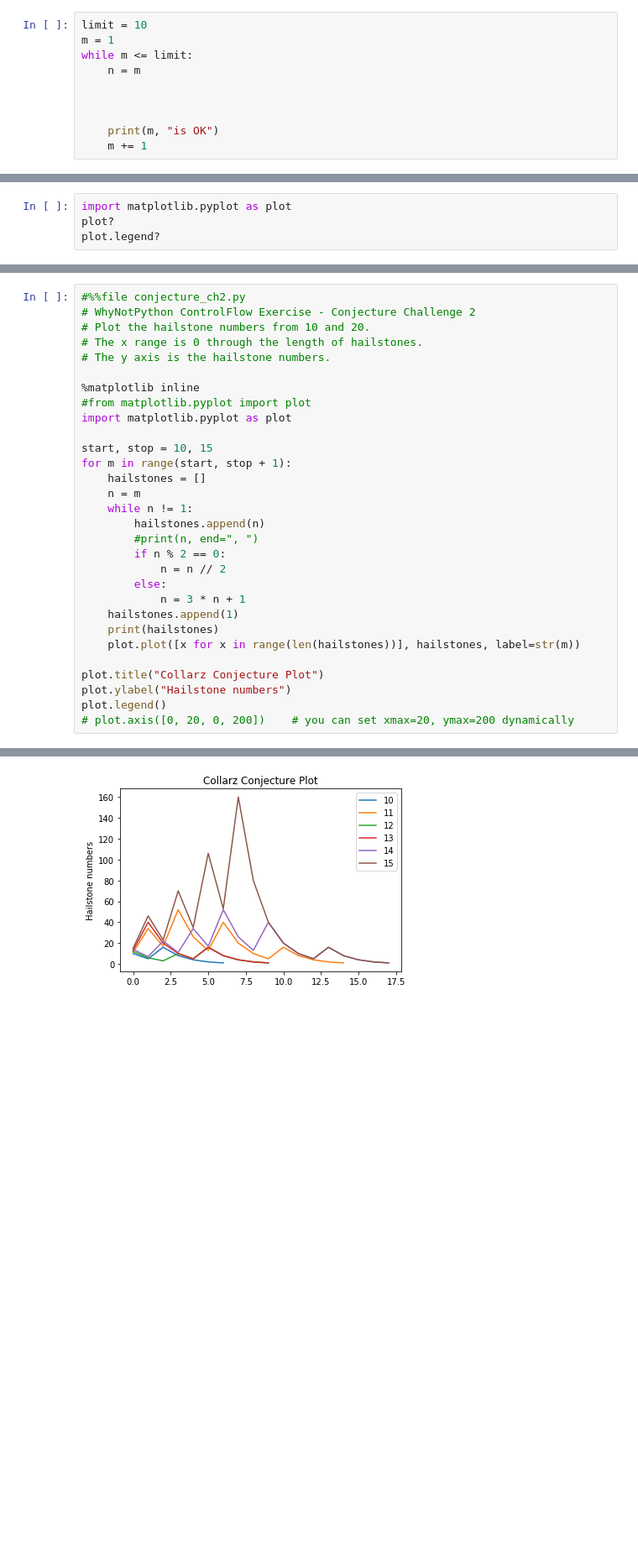
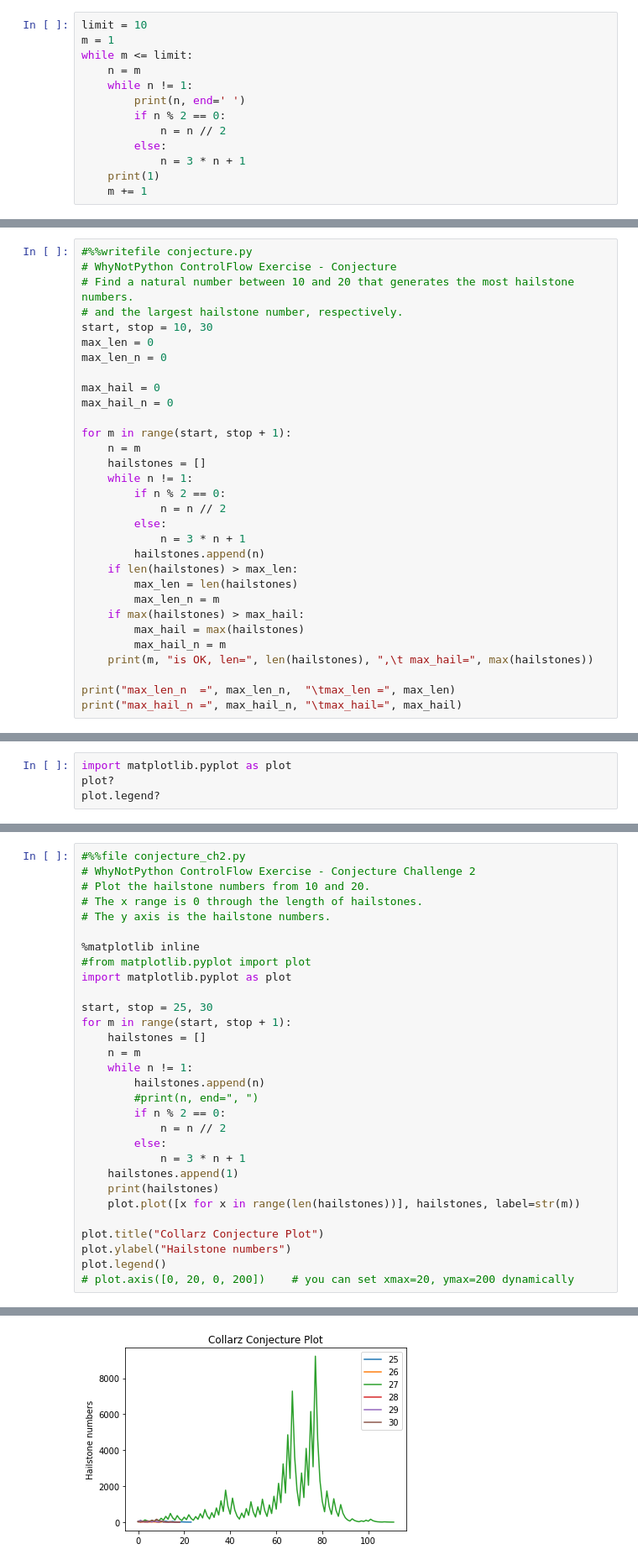
Before and after one commit to idebtor/JoyAI, a Jupyter notebook: crushpython/Lec05ControlFlow.ipynb, the cells around one changed output, grey strips where cells are left out. Shown at 84% size. Saved outputs shown, nothing was run; the diff lists cells and outputs as text; blank space fills up the shorter version.

```diff
--- a/crushpython/Lec05ControlFlow.ipynb
+++ b/crushpython/Lec05ControlFlow.ipynb
@@ -372,8 +436,11 @@ limit = 10
 m = 1
 while m <= limit:
     n = m
-
-
-
-    print(m, "is OK")
+    while n != 1:
+        print(n, end=' ')
+        if n % 2 == 0:
+            n = n // 2
+        else:
+            n = 3 * n + 1
+    print(1)
     m += 1
@@ -412,0 +540,31 @@ Find a natural number between 10 and 20 that generates the most hailstone number
+# %%
+#%%writefile conjecture.py
+# WhyNotPython ControlFlow Exercise - Conjecture
+# Find a natural number between 10 and 20 that generates the most hailstone numbers.
+# and the largest hailstone number, respectively.
+start, stop = 10, 30
+max_len = 0
+max_len_n = 0
+
+max_hail = 0
+max_hail_n = 0
+
+for m in range(start, stop + 1):
+    n = m
+    hailstones = []
+    while n != 1:
+        if n % 2 == 0:
+            n = n // 2
+        else:
+            n = 3 * n + 1
+        hailstones.append(n)
+    if len(hailstones) > max_len:
+        max_len = len(hailstones)
+        max_len_n = m
+    if max(hailstones) > max_hail:
+        max_hail = max(hailstones)
+        max_hail_n = m
+    print(m, "is OK, len=", len(hailstones), ",\t max_hail=", max(hailstones))
+
+print("max_len_n  =", max_len_n,  "\tmax_len =", max_len)
+print("max_hail_n =", max_hail_n, "\tmax_hail=", max_hail)
@@ -558,7 +706,7 @@ plot.legend()
 #from matplotlib.pyplot import plot
 import matplotlib.pyplot as plot
 
-start, stop = 10, 15
+start, stop = 25, 30
 for m in range(start, stop + 1):
     hailstones = []
     n = m
@@ -587,2 +735,2 @@ plot.legend()
 <matplotlib.legend.Legend at 0x...>
-[figure, old version]
+[figure, new version]
```
Also changed, not shown: parts of 96 cells of this notebook.
